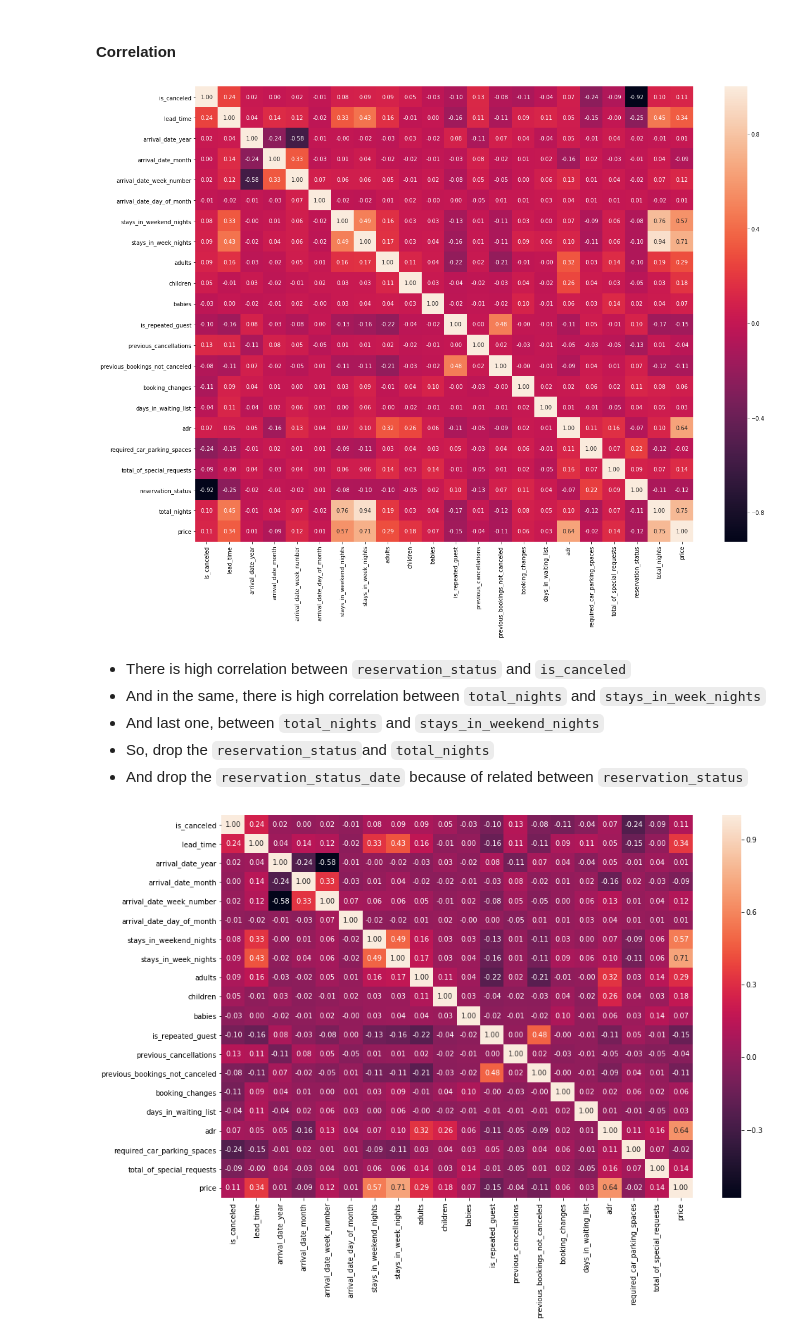
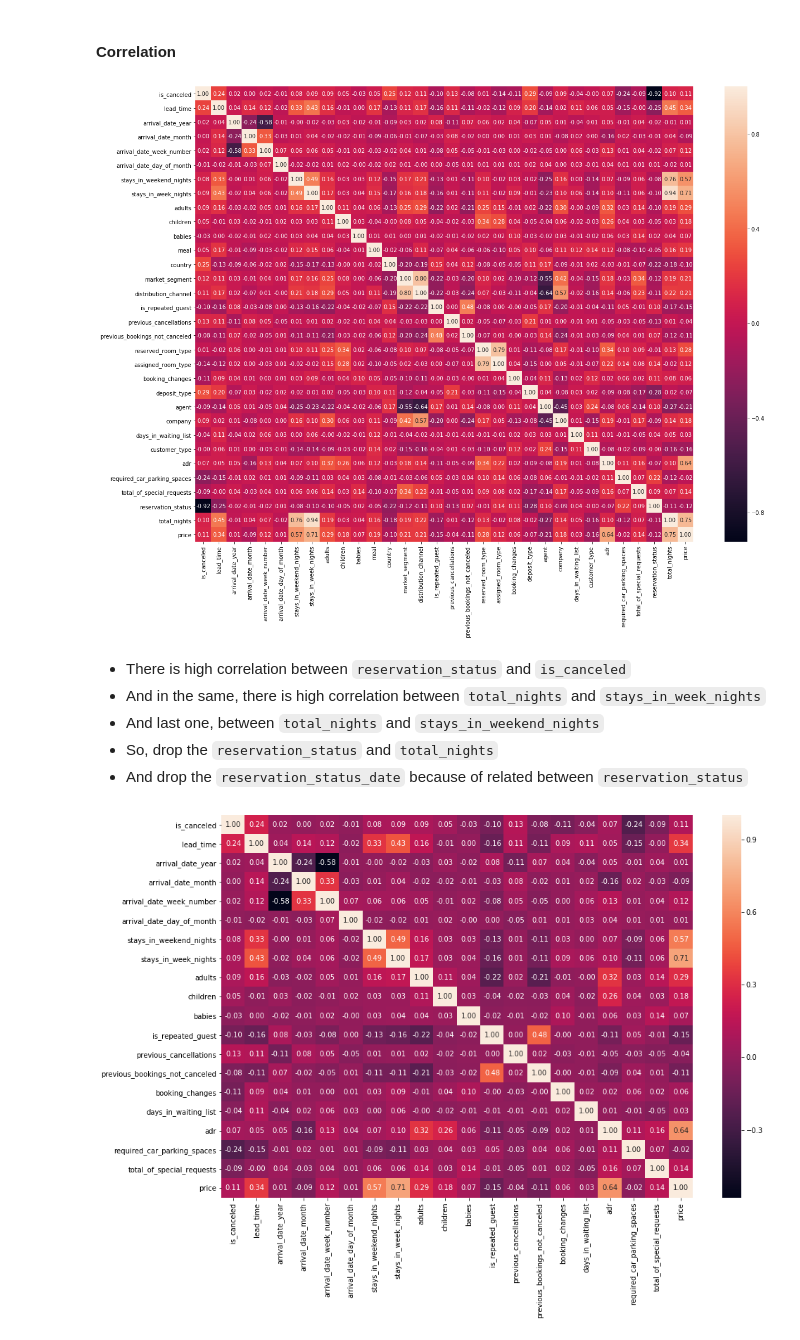
Before and after one commit to egemenzeytinci/cancellation-prediction, a Jupyter notebook: modelling.ipynb, the cells around one changed output. Saved outputs shown, nothing was run; the diff lists cells and outputs as text; code cells hidden in the pictures.

Commit message:
Update correlation graph

```diff
--- a/modelling.ipynb
+++ b/modelling.ipynb
@@ -64,28 +64,15 @@ for col in categoricals:
 # %% [markdown]
 #### Correlation
 # %%
-drop_cols = [
-    'meal',
-    'country',
-    'market_segment',
-    'distribution_channel',
-    'reserved_room_type',
-    'assigned_room_type',
-    'deposit_type',
-    'customer_type',
-    'agent',
-    'company',
-]
-
 plt.figure(figsize=(20, 15))
-sns.heatmap(df_le.drop(drop_cols, axis=1).corr(), annot=True, fmt='.2f');
+sns.heatmap(df_le.corr(), annot=True, fmt='.2f');
 # %% [output]
-[figure, old version]
+[figure, new version]
 # %% [markdown]
 - There is high correlation between `reservation_status` and `is_canceled`
 - And in the same, there is high correlation between `total_nights` and `stays_in_week_nights`
 - And last one, between `total_nights` and `stays_in_weekend_nights`
-- So, drop the `reservation_status`and `total_nights`
+- So, drop the `reservation_status` and `total_nights`
 - And drop the `reservation_status_date` because of related between `reservation_status`
 # %%
 columns = [
```
